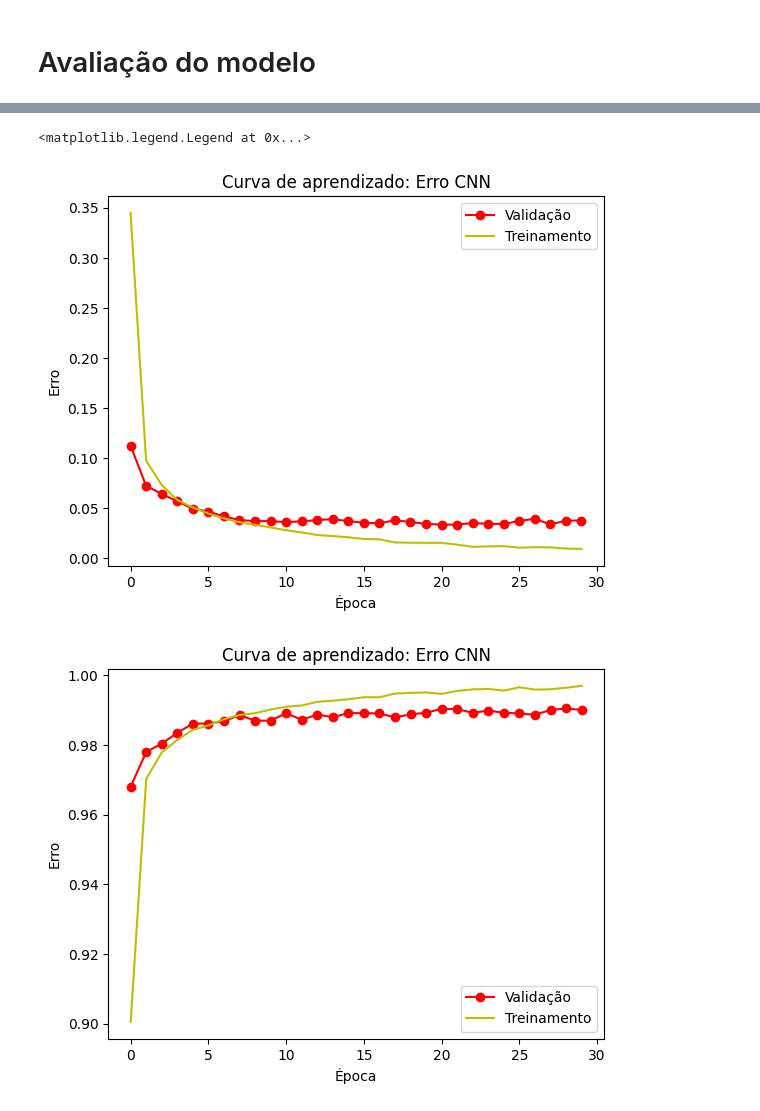
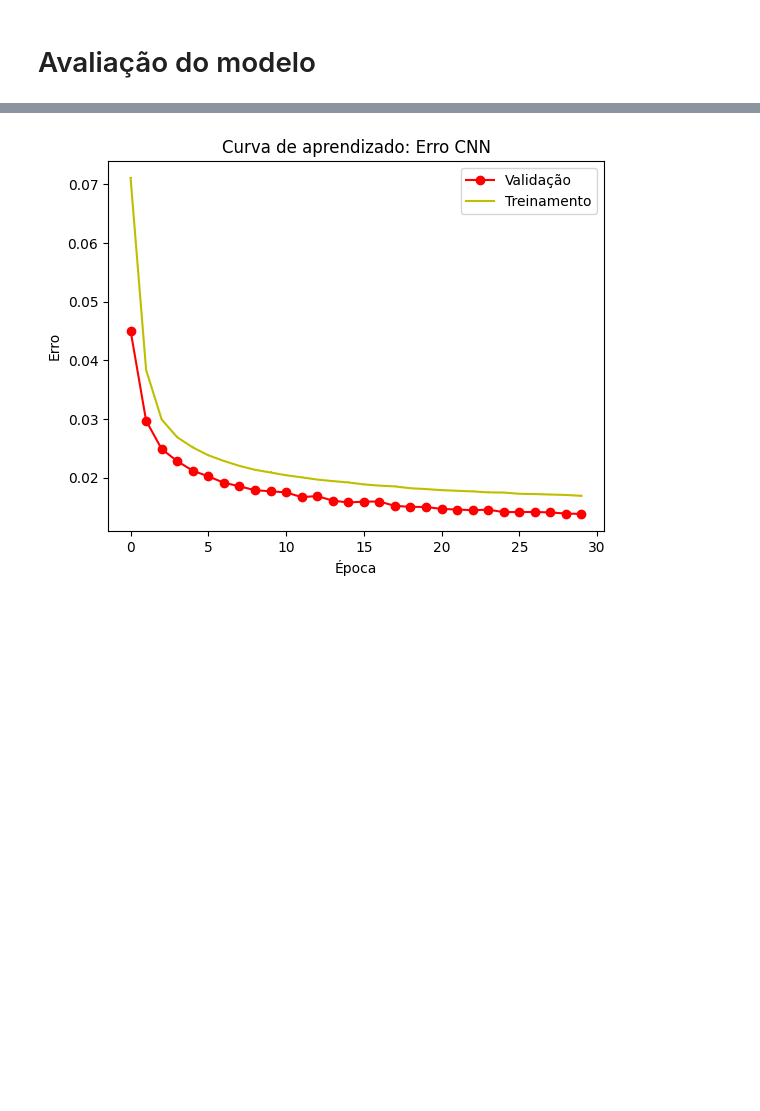
Before and after one commit to louisestella/deepLearning, a Jupyter notebook: hands_on_keras.ipynb, the cells around one changed output, grey strips where cells are left out. Drawn from its saved outputs; the diff is of its cells as text; code cells hidden in the pictures; blank space fills up the shorter version.

```diff
--- a/hands_on_keras.ipynb
+++ b/hands_on_keras.ipynb
@@ -50,6 +50,6 @@ X_train shape: (60000, 28, 28, 1)
 10000 test samples
 # %%
 # convert class vectors to binary class matrices
-y_train = keras.utils.to_categorical(y_train, num_classes)
-y_test = keras.utils.to_categorical(y_test, num_classes)
-print("y_train shape:", y_train.shape)
+#y_train = keras.utils.to_categorical(y_train, num_classes)
+#y_test = keras.utils.to_categorical(y_test, num_classes)
+#print("y_train shape:", y_train.shape)
@@ -67,7 +65,8 @@ model = keras.Sequential(
         layers.MaxPooling2D(pool_size=(2, 2)),
         layers.Flatten(),
         layers.Dropout(0.25),
-        layers.Dense(num_classes, activation="softmax"),
+        #layers.Dense(num_classes, activation="softmax"),
+        layers.Dense(num_classes, activation="linear"),
     ]
 )
 
@@ -96,7 +95,8 @@ _________________________________________________________________
 # Hyperparameters
 batch_size = 128
 epochs = 30
-model.compile(loss="categorical_crossentropy", optimizer="adam", metrics=["accuracy"])
+#model.compile(loss="categorical_crossentropy", optimizer="adam", metrics=["accuracy"])
+model.compile(loss="mean_squared_error", optimizer="adam", metrics=["mean_squared_error"])
 
 from sklearn.model_selection import train_test_split
 
@@ -140,20 +139,20 @@ Test accuracy: 0.9912999868392944
 # %%
 plt.figure()
 plt.plot(history.epoch, history.history['val_loss'], 'o-r', label="Validação")
 plt.plot(history.epoch, history.history['loss'],',-y', label="Treinamento")
 plt.title("Curva de aprendizado: Erro CNN")
 plt.xlabel("Época")
 plt.ylabel("Erro")
 plt.legend()
 
-plt.figure()
+"""plt.figure()
 plt.plot(history.epoch, history.history['val_accuracy'], 'o-r', label="Validação")
 plt.plot(history.epoch, history.history['accuracy'],',-y', label="Treinamento")
 plt.title("Curva de aprendizado: Erro CNN")
 plt.xlabel("Época")
 plt.ylabel("Erro")
-plt.legend()
+plt.legend()"""
+
+plt.show()
 # %% [output]
-<matplotlib.legend.Legend at 0x...>
-[figure, old version]
+[figure, new version]
-[figure, removed]
```
Also changed, not shown: parts of 8 cells of this notebook.
